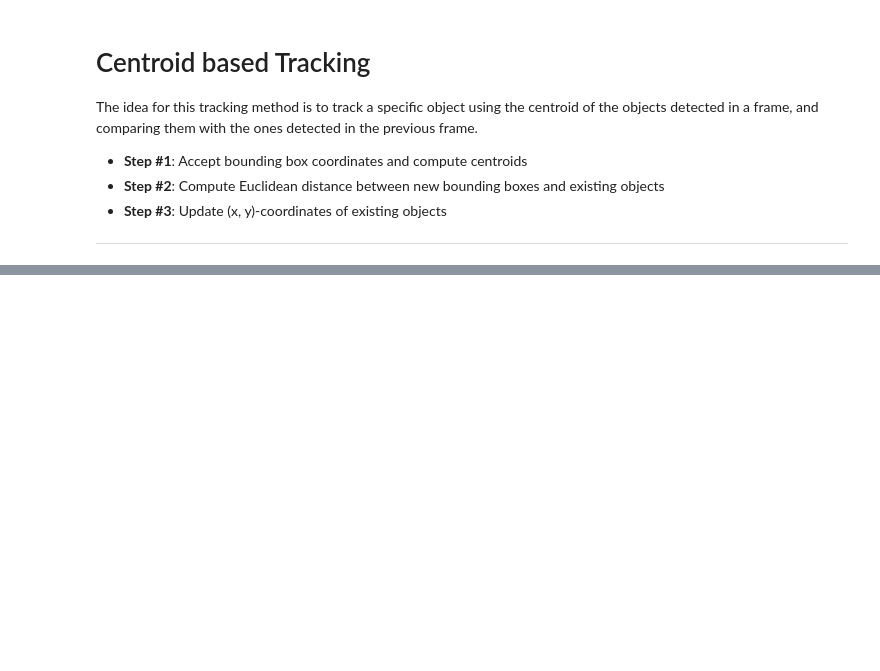
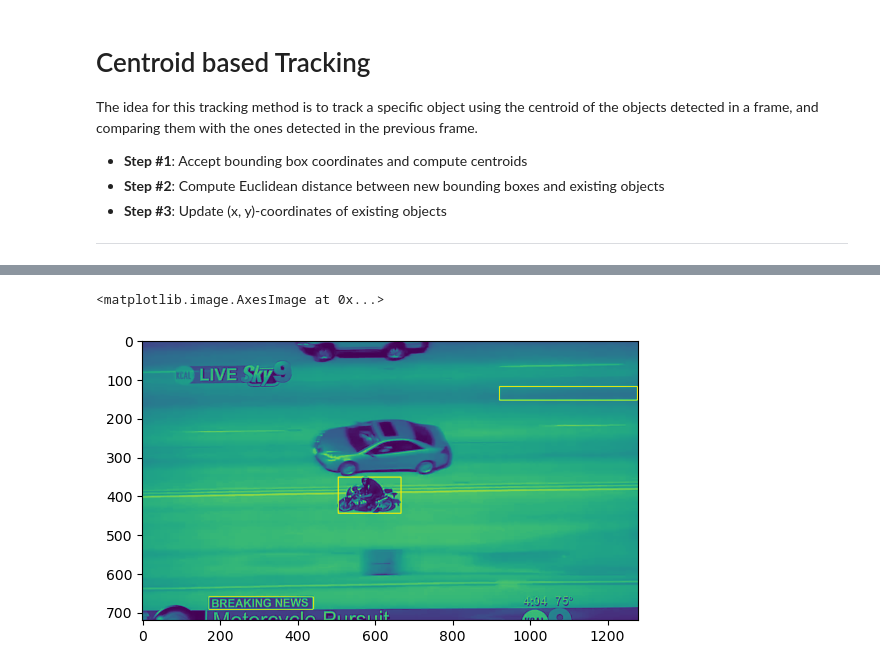
Before and after one commit to ivan-serrano-hernandez/Computer-Vision-project, a Jupyter notebook: Centroid-based Tracking.ipynb, the cells around one changed output, grey strips where cells are left out. Saved outputs shown, nothing was run; the diff lists cells and outputs as text; code cells hidden in the pictures; blank space fills up the shorter version.

```diff
--- a/Centroid-based Tracking.ipynb
+++ b/Centroid-based Tracking.ipynb
@@ -9,0 +19,10 @@ The first thing we are going to test is to extract the objects of a frame based
+# %%
+def getBoundingBoxes(file_path = "./datasets/MotorcycleChase/groundtruth_rect.txt"):
+    boundingBoxes = {}
+    with open(file_path,'r') as file:
+        for line in file:
+            l = line.split(',')
+            id,x1,y1,width,height,visible = list(map(int,l))
+            #bbox = patches.Rectangle((x1, y1), width, height, linewidth=1, edgecolor='red', facecolor='none')
+            boundingBoxes[id] = (x1,y1,width,height)
+    return boundingBoxes
@@ -35,2 +62,12 @@ plt.imshow(result)
+# %%
+# get the first frame bounding box
+filepathBB = os.path.join(filepath, "groundtruth_rect.txt")
+try:
+    bbs = getBoundingBoxes(filepathBB)
+except:
+    print("Haven't been found the groundtruth_rect.txt file")
+bbs = getBoundingBoxes()
+bb = bbs[1]
+bbArea = (bb[0]-bb[1])*(bb[2]-bb[3])
 # %%
 contours, hierarchy = cv2.findContours(image=result, mode=cv2.RETR_TREE, method=cv2.CHAIN_APPROX_NONE)
@@ -42,0 +80,22 @@ plt.imshow(image_copy)
+# %%
+for _,c in enumerate(contours):
+    blobArea = cv2.contourArea(c)
+    if blobArea > bbArea*0.5 and blobArea < bbArea*1.5:
+        boundingRect = cv2.boundingRect(c)
+
+        offset = 2
+        # Draw the rectangle on the input image
+        # Get the dimensions of the bounding rect:
+        rectX = int(boundingRect[0] + offset)
+        rectY = int(boundingRect[1] + offset)
+        rectWidth = int(boundingRect[2] - 2 * offset)
+        rectHeight = int(boundingRect[3] - 2 * offset)
+
+        color = (255, 0, 0)
+        cv2.rectangle(frame, (int(rectX), int(rectY)),
+                      (int(rectX + rectWidth), int(rectY + rectHeight)), color, 2)
+
+plt.imshow(frame)
+# %% [output]
+<matplotlib.image.AxesImage at 0x...>
+[figure, added]
```
Also changed, not shown: parts of 8 cells of this notebook.
